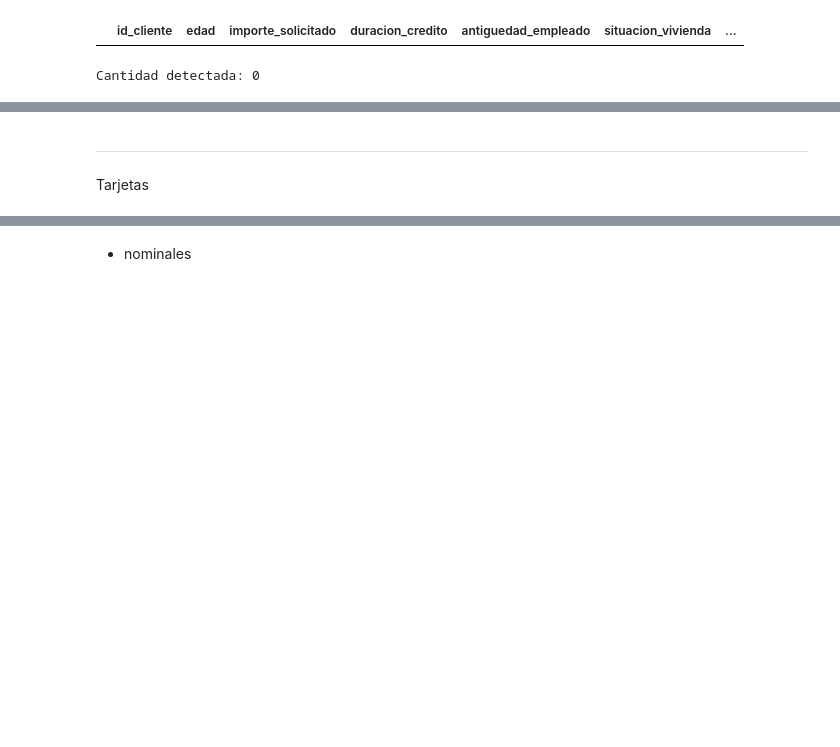
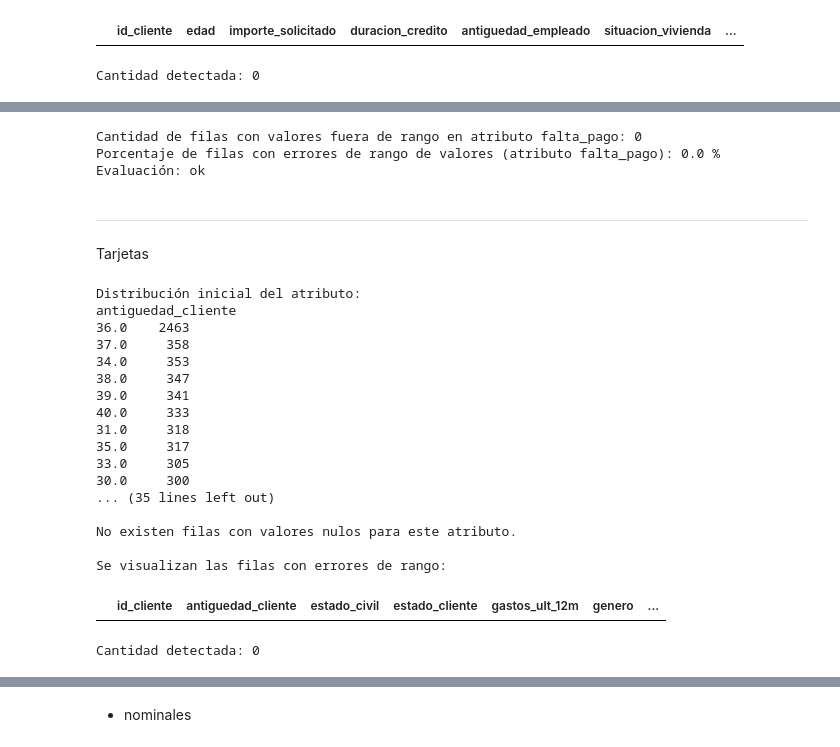
Before and after one commit to araquevi/13MBID, a Jupyter notebook: notebooks/comprension_datos/CD03-Verificacion-calidad.ipynb, the cells around one changed output, grey strips where cells are left out. Saved outputs shown, nothing was run; the diff lists cells and outputs as text; code cells hidden in the pictures; blank space fills up the shorter version.

```diff
--- a/notebooks/comprension_datos/CD03-Verificacion-calidad.ipynb
+++ b/notebooks/comprension_datos/CD03-Verificacion-calidad.ipynb
@@ -476,4 +829,68 @@ Cantidad detectada: 0
+# %%
+def calcular_rangos_valores_falta_pago():
+    falta_pago_valores_fuera_rango = resultado.shape[0] + cantidad_nulos
+    print(f"Cantidad de filas con valores fuera de rango en atributo falta_pago: {falta_pago_valores_fuera_rango}")
+
+    indicador = (falta_pago_valores_fuera_rango / cantidad_filas_creditos)
+    print(f"Porcentaje de filas con errores de rango de valores (atributo falta_pago): {round(indicador * 100, 2)} %")
+
+    if (indicador > RANGOS_VALORES):
+        print('Evaluación: no cumplimiento')
+    else:
+        print('Evaluación: ok')
+
+calcular_rangos_valores_falta_pago()
+# %% [output]
+Cantidad de filas con valores fuera de rango en atributo falta_pago: 0
+Porcentaje de filas con errores de rango de valores (atributo falta_pago): 0.0 %
+Evaluación: ok
 # %% [markdown]
 ----
 
 Tarjetas
+# %%
+#Verificar que los valores de cada atributo se encuentren dentro de los listados anexos
+
+#Atributo: antiguedad_cliente
+
+valores = df_tarjetas['antiguedad_cliente'].value_counts() #Conteo de ocurrencias por valor (not-null)
+print(f"Distribución inicial del atributo: \n{valores}\n")
+
+cantidad_nulos = len(df_tarjetas['antiguedad_cliente']) - df_tarjetas['antiguedad_cliente'].count() # Conteo de nulos
+
+if cantidad_nulos > 0:
+    print(f"Cantidad de nulos en el atributo: {cantidad_nulos}\n") # Impresión de la cantidad de nulos
+else:
+    print("No existen filas con valores nulos para este atributo.\n")
+
+
+# Se identifica y cuenta a los valores que no cumplen la condición definida
+# Como la anitguedad del cliente se define en meses, 960 equivale a 80 años de antiguedad siendo cleinte de este bnaco, algo extremo
+
+resultado = df_tarjetas[df_tarjetas['antiguedad_cliente'] < 0]
+resutlado = df_tarjetas[df_tarjetas['antiguedad_cliente'] > 960]
+
+print("Se visualizan las filas con errores de rango:")
+display(resultado) # Para visualizar las tuplas con valores nulos o erróneos
+
+print(f"Cantidad detectada: {resultado.shape[0]}")
+# %% [output]
+Distribución inicial del atributo:
+antiguedad_cliente
+36.0    2463
+37.0     358
+34.0     353
+38.0     347
+39.0     341
+40.0     333
+31.0     318
+35.0     317
+33.0     305
+30.0     300
+... (35 lines left out)
+
+No existen filas con valores nulos para este atributo.
+
+Se visualizan las filas con errores de rango:
+|  | id_cliente | antiguedad_cliente | estado_civil | estado_cliente | gastos_ult_12m | genero | ... |
+Cantidad detectada: 0
```
Also changed, not shown: parts of 35 cells of this notebook, 1 other file.
